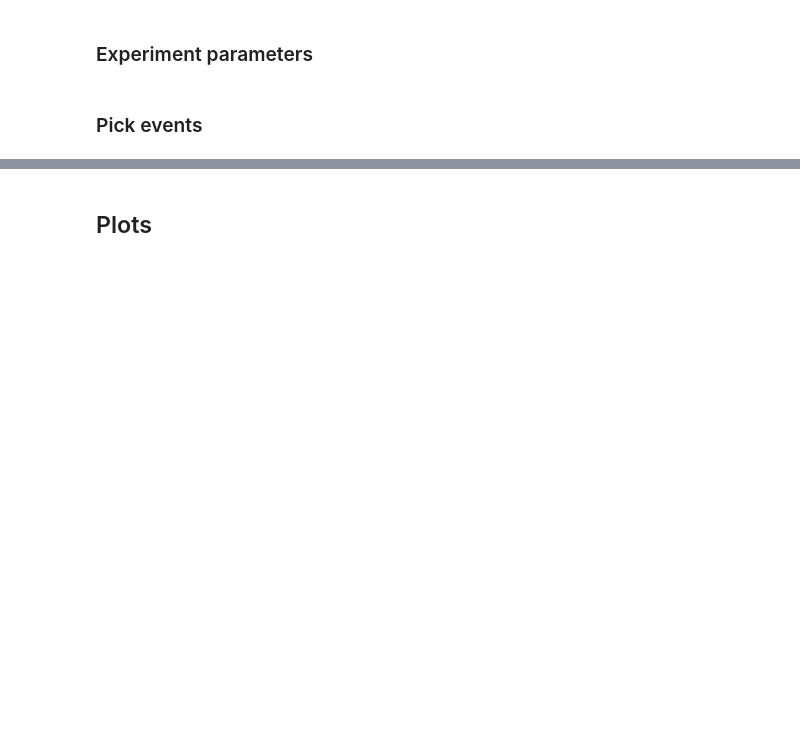
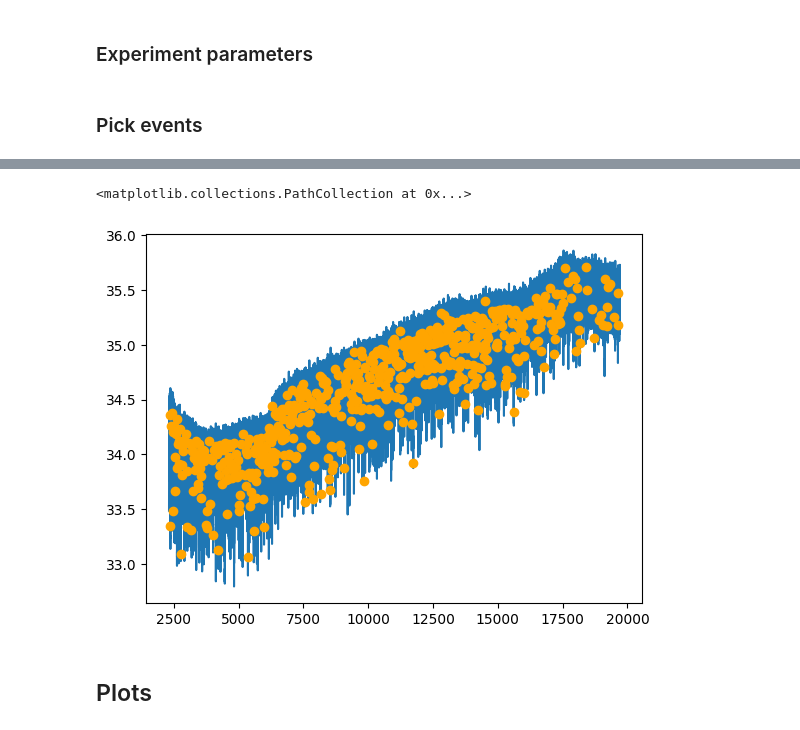
Before and after one commit to tom-hinton/ptiii, a Jupyter notebook: events/events_picker.ipynb, the cells around one changed output, grey strips where cells are left out. Drawn from its saved outputs; the diff is of its cells as text; code cells hidden in the pictures; blank space fills up the shorter version.

```diff
--- a/events/events_picker.ipynb
+++ b/events/events_picker.ipynb
@@ -67,21 +64,24 @@ plt.plot(data["TIME"], data["SHEAR DETRENDED"])
 # %%
 # CALCULATE MOVING MEAN DERIVATIVE
 movmean = uniform_filter1d(data["SHEAR STRESS"], mov_mean_window, mode="nearest")
 movmean_deriv = FinDiff(0, 1/sampling_freq, 1)(movmean)
 
 # IDENTIFY EVENTS
 peaks, _ = find_peaks(-movmean_deriv, height=event_thresh_derivval, distance=event_thresh_derivdist)
 
 # ALT EVENT PICKER
-peaks = (data["SHEAR DETRENDED"]<0) & (data["SHEAR DETRENDED"].shift(-50)<0) & (data.shift(1)["SHEAR DETRENDED"]>0) & (data.shift(50)["SHEAR DETRENDED"]>0) & (data["TIME"] > 3790.5)
-peaks = np.arange(0, len(data), 1)[peaks]
-diff = np.empty(len(peaks))
-diff[0] = np.inf
-diff[1:] = np.diff(peaks)
-peaks = peaks[diff > 100]
+# peaks = (data["SHEAR DETRENDED"]<0) & (data["SHEAR DETRENDED"].shift(-50)<0) & (data.shift(1)["SHEAR DETRENDED"]>0) & (data.shift(50)["SHEAR DETRENDED"]>0) & (data["TIME"] > 3790)
+# peaks = np.arange(0, len(data), 1)[peaks]
+# diff = np.empty(len(peaks))
+# diff[0] = np.inf
+# diff[1:] = np.diff(peaks)
+# peaks = peaks[diff > 100]
 
 plt.plot(data["TIME"], data["SHEAR STRESS"], zorder=1)
 plt.scatter(data["TIME"][peaks], data["SHEAR STRESS"][peaks], color="orange", zorder=2)
+# %% [output]
+<matplotlib.collections.PathCollection at 0x...>
+[figure, added]
 # %%
 ###   THE LOOP   ###
 ####################
```
Also changed, not shown: parts of 12 cells of this notebook, 4 other files.
